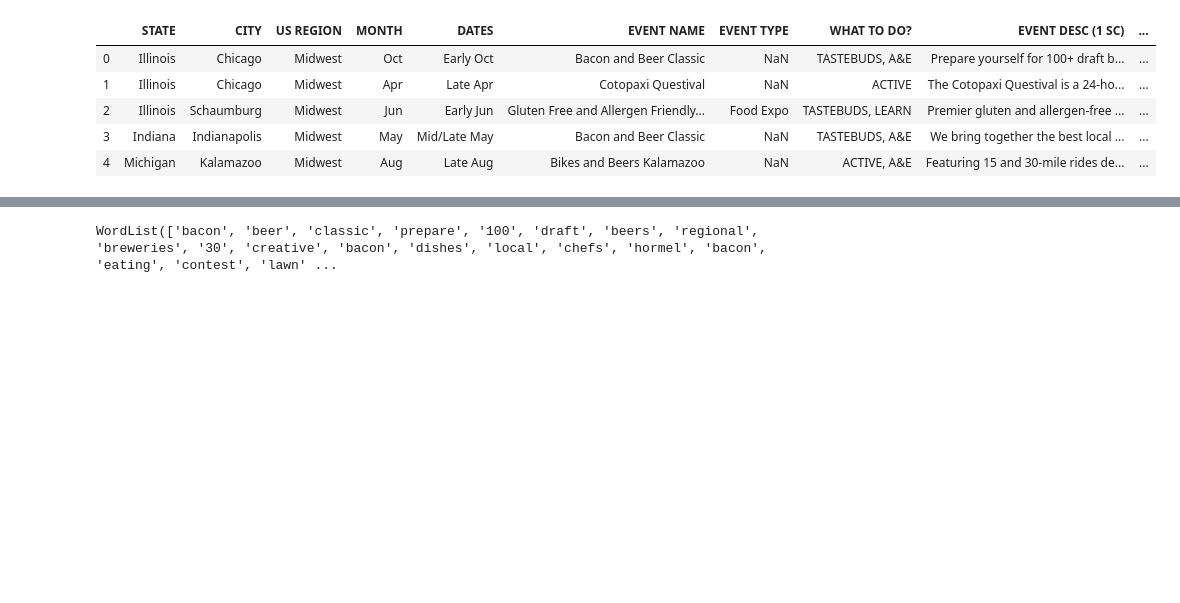
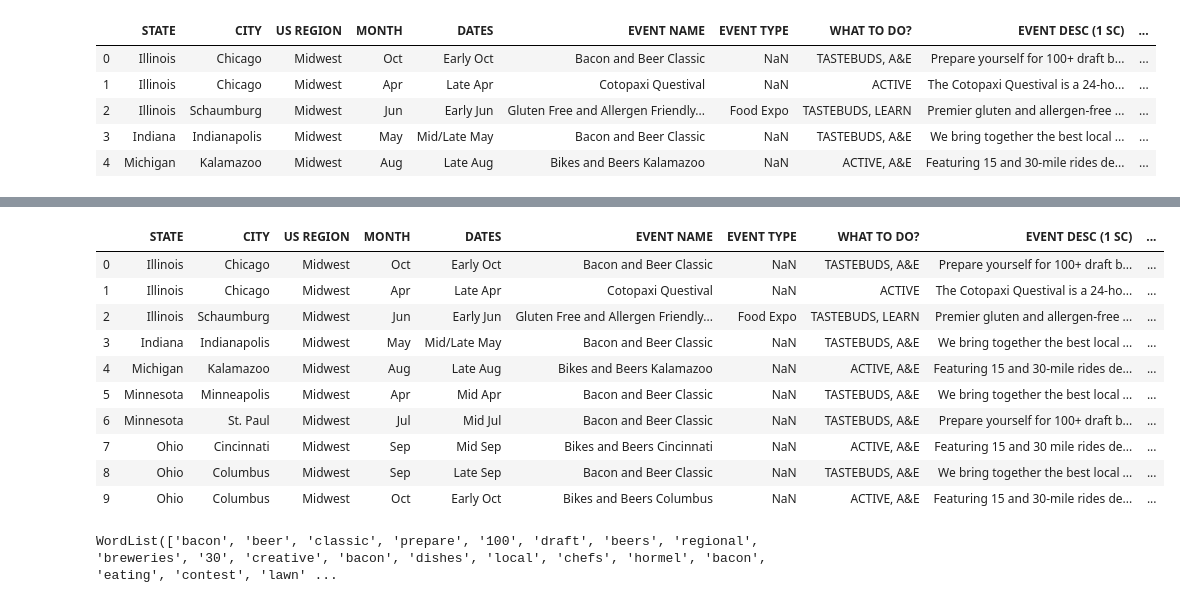
Before and after one commit to arishty/capstone, a Jupyter notebook: LTD_EDA_ali.ipynb, the cells around one changed output, grey strips where cells are left out. Saved outputs shown, nothing was run; the diff lists cells and outputs as text; code cells hidden in the pictures; blank space fills up the shorter version.

```diff
--- a/LTD_EDA_ali.ipynb
+++ b/LTD_EDA_ali.ipynb
@@ -129,7 +99,11 @@ nltk.download('stopwords')
 nltk.download('wordnet')
 
 from nltk.corpus import stopwords
-stop = stopwords.words('english')
+stop = stopwords.words('english') + ["festival", "festivals", "event", "events", "festiv", "day", "days", "week", "weeks", "month", "months",\
+                                    "year", "years", "much", \
+                                    "feature", "celebration", "celebrate", "celebrating", "features","featuring", "featurin", "include", \
+                                    "weekend", "event", "featuring", "enjoy", "fest", "cotopaxi", "questival", \
+                                    "around", "best", "include", "includes","including", "great", "first", "come", "throughout", "area"]
 print(stop)
 # %% [output]
 [nltk_data] Downloading package stopwords to
@@ -164,3 +118,17 @@ events_df.sample(20)
+# %%
+events_df.head(10)
+# %% [output]
+|  | STATE | CITY | US REGION | MONTH | DATES | EVENT NAME | EVENT TYPE | WHAT TO DO? | EVENT DESC (1 SC) | ... |
+| 0 | Illinois | Chicago | Midwest | Oct | Early Oct | Bacon and Beer Classic | NaN | TASTEBUDS, A&E | Prepare yourself for 100+ draft b... | ... |
+| 1 | Illinois | Chicago | Midwest | Apr | Late Apr | Cotopaxi Questival | NaN | ACTIVE | The Cotopaxi Questival is a 24-ho... | ... |
+| 2 | Illinois | Schaumburg | Midwest | Jun | Early Jun | Gluten Free and Allergen Friendly... | Food Expo | TASTEBUDS, LEARN | Premier gluten and allergen-free ... | ... |
+| 3 | Indiana | Indianapolis | Midwest | May | Mid/Late May | Bacon and Beer Classic | NaN | TASTEBUDS, A&E | We bring together the best local ... | ... |
+| 4 | Michigan | Kalamazoo | Midwest | Aug | Late Aug | Bikes and Beers Kalamazoo | NaN | ACTIVE, A&E | Featuring 15 and 30-mile rides de... | ... |
+| 5 | Minnesota | Minneapolis | Midwest | Apr | Mid Apr | Bacon and Beer Classic | NaN | TASTEBUDS, A&E | We bring together the best local ... | ... |
+| 6 | Minnesota | St. Paul | Midwest | Jul | Mid Jul | Bacon and Beer Classic | NaN | TASTEBUDS, A&E | Prepare yourself for 100+ draft b... | ... |
+| 7 | Ohio | Cincinnati | Midwest | Sep | Mid Sep | Bikes and Beers Cincinnati | NaN | ACTIVE, A&E | Featuring 15 and 30 mile rides de... | ... |
+| 8 | Ohio | Columbus | Midwest | Sep | Late Sep | Bacon and Beer Classic | NaN | TASTEBUDS, A&E | We bring together the best local ... | ... |
+| 9 | Ohio | Columbus | Midwest | Oct | Early Oct | Bikes and Beers Columbus | NaN | ACTIVE, A&E | Featuring 15 and 30-mile rides de... | ... |
 # %%
 from textblob import TextBlob
 
```
Also changed, not shown: parts of 65 cells of this notebook.
